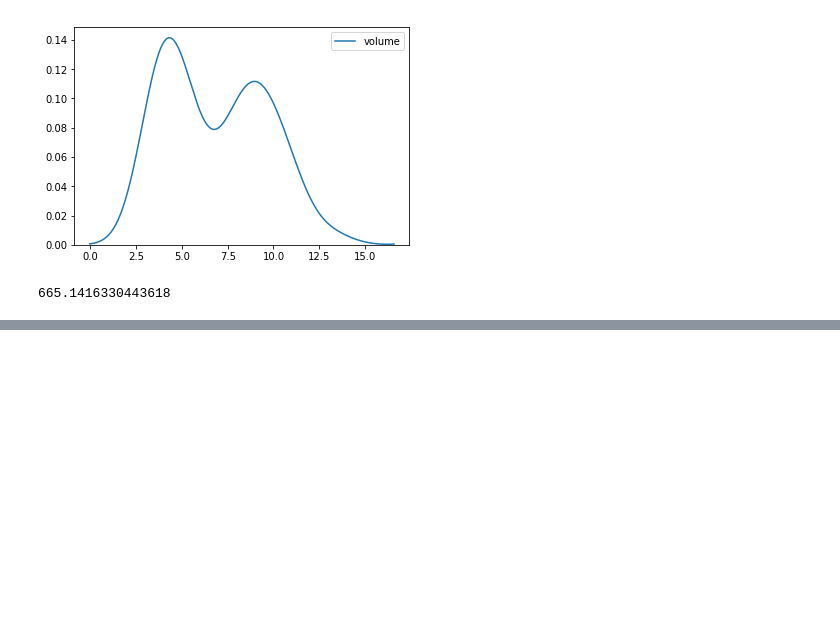
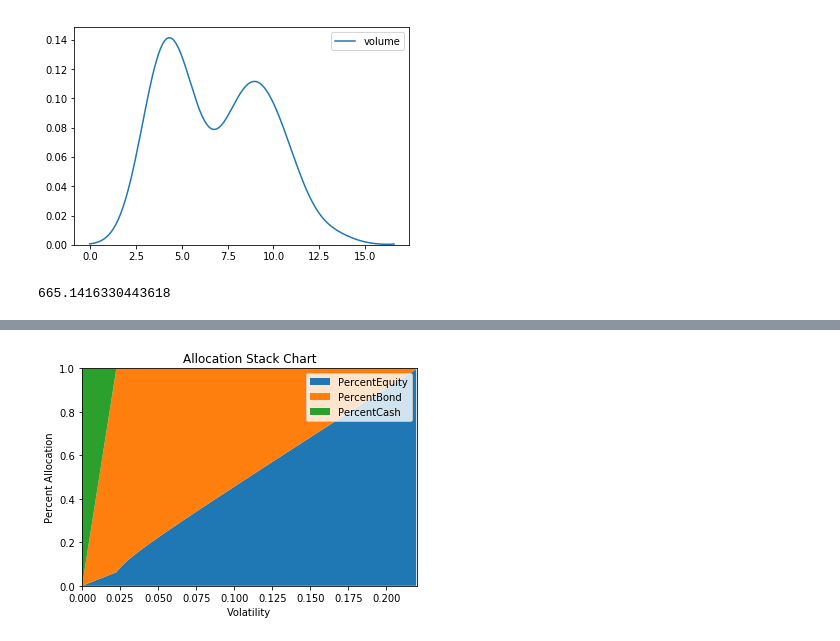
Before and after one commit to maxlamberti/orderbook-crypto-scraper, a Jupyter notebook: research/depth_compression.ipynb, the cells around one changed output, grey strips where cells are left out. Cells and saved outputs as stored; diff of their text form; code cells hidden in the pictures; blank space fills up the shorter version.

```diff
--- a/research/depth_compression.ipynb
+++ b/research/depth_compression.ipynb
@@ -229,0 +288,11 @@ np.exp(6.5)
+# %%
+plt.stackplot(T["Vol"], T['PercentEquity'], T['PercentBond'], T['PercentCash'], labels=['PercentEquity', 'PercentBond', 'PercentCash'])
+plt.xlim([0,0.22])
+plt.ylim([0,1])
+plt.legend()
+plt.xlabel('Volatility')
+plt.ylabel('Percent Allocation')
+plt.title('Allocation Stack Chart')
+plt.savefig('/Users/maxlamberti/Codebase/mfe-cpp-prereq/assignment_5/question_1/StackChart.png')
+# %% [output]
+[figure, added]
```
Also changed, not shown: parts of 11 cells of this notebook.
